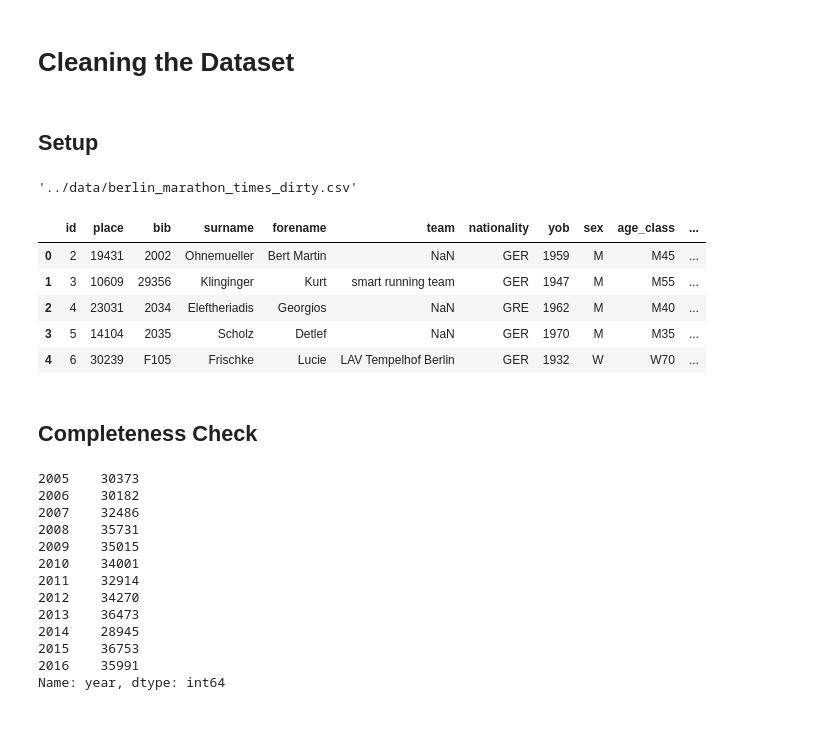
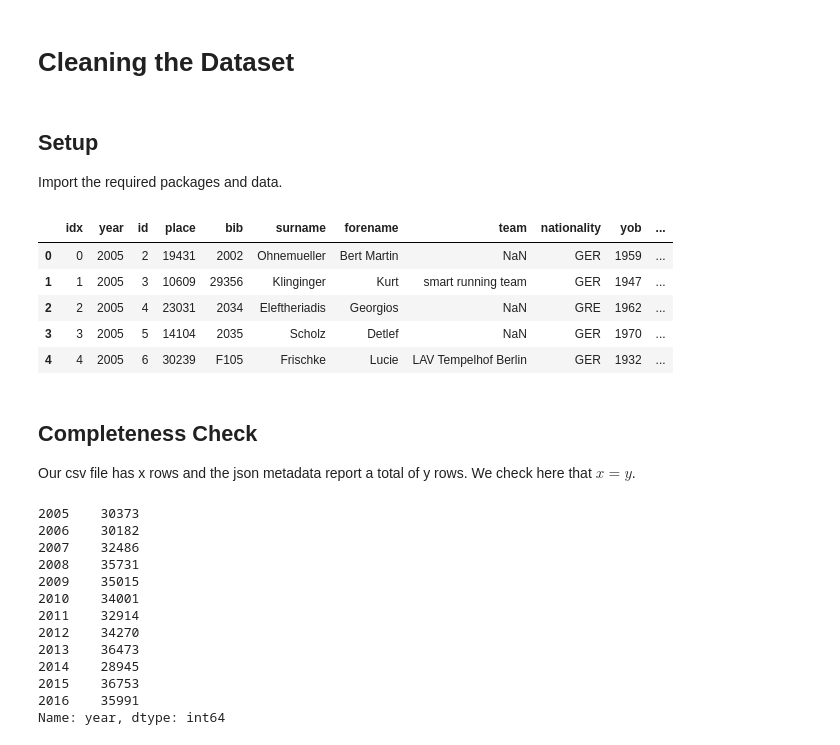
Before and after one commit to stappit/berlin-marathon, a Jupyter notebook: notebooks/clean.ipynb, the cells around one changed output. Cells and saved outputs as stored; diff of their text form; code cells hidden in the pictures.

```diff
--- a/notebooks/clean.ipynb
+++ b/notebooks/clean.ipynb
@@ -1,7 +1,9 @@
 # %% [markdown]
 # Cleaning the Dataset
-# %% [markdown]
-## Setup
+# %% [markdown]
+## Setup
+
+Import the required packages and data.
 # %%
 import sys
 sys.path.append('..')
@@ -22,22 +24,21 @@ data_folder = os.path.join('..', 'data')
 
 dirty_filename = os.path.join(data_folder, 'berlin_marathon_times_dirty.csv')
 clean_filename = os.path.join(data_folder, 'berlin_marathon_times.csv')
-
-dirty_filename
-# %% [output]
-'../data/berlin_marathon_times_dirty.csv'
 # %%
 df = pd.read_csv(dirty_filename).sort_values(['year', 'id']).reset_index(drop=True)
+df = df[(df.year >= 2005) & (df.year <= 2016)]
 df.head()
 # %% [output]
-|  | id | place | bib | surname | forename | team | nationality | yob | sex | age_class | ... |
-| 0 | 2 | 19431 | 2002 | Ohnemueller | Bert Martin | NaN | GER | 1959 | M | M45 | ... |
-| 1 | 3 | 10609 | 29356 | Klinginger | Kurt | smart running team | GER | 1947 | M | M55 | ... |
-| 2 | 4 | 23031 | 2034 | Eleftheriadis | Georgios | NaN | GRE | 1962 | M | M40 | ... |
-| 3 | 5 | 14104 | 2035 | Scholz | Detlef | NaN | GER | 1970 | M | M35 | ... |
-| 4 | 6 | 30239 | F105 | Frischke | Lucie | LAV Tempelhof Berlin | GER | 1932 | W | W70 | ... |
+|  | idx | year | id | place | bib | surname | forename | team | nationality | yob | ... |
+| 0 | 0 | 2005 | 2 | 19431 | 2002 | Ohnemueller | Bert Martin | NaN | GER | 1959 | ... |
+| 1 | 1 | 2005 | 3 | 10609 | 29356 | Klinginger | Kurt | smart running team | GER | 1947 | ... |
+| 2 | 2 | 2005 | 4 | 23031 | 2034 | Eleftheriadis | Georgios | NaN | GRE | 1962 | ... |
+| 3 | 3 | 2005 | 5 | 14104 | 2035 | Scholz | Detlef | NaN | GER | 1970 | ... |
+| 4 | 4 | 2005 | 6 | 30239 | F105 | Frischke | Lucie | LAV Tempelhof Berlin | GER | 1932 | ... |
-# %% [markdown]
-## Completeness Check
+# %% [markdown]
+## Completeness Check
+
+Our csv file has x rows and the json metadata report a total of y rows.  We check here that $x = y$.
 # %%
 participants_year = df.year.value_counts().sort_index()
 participants_year
```
Also changed, not shown: parts of 51 cells of this notebook.
